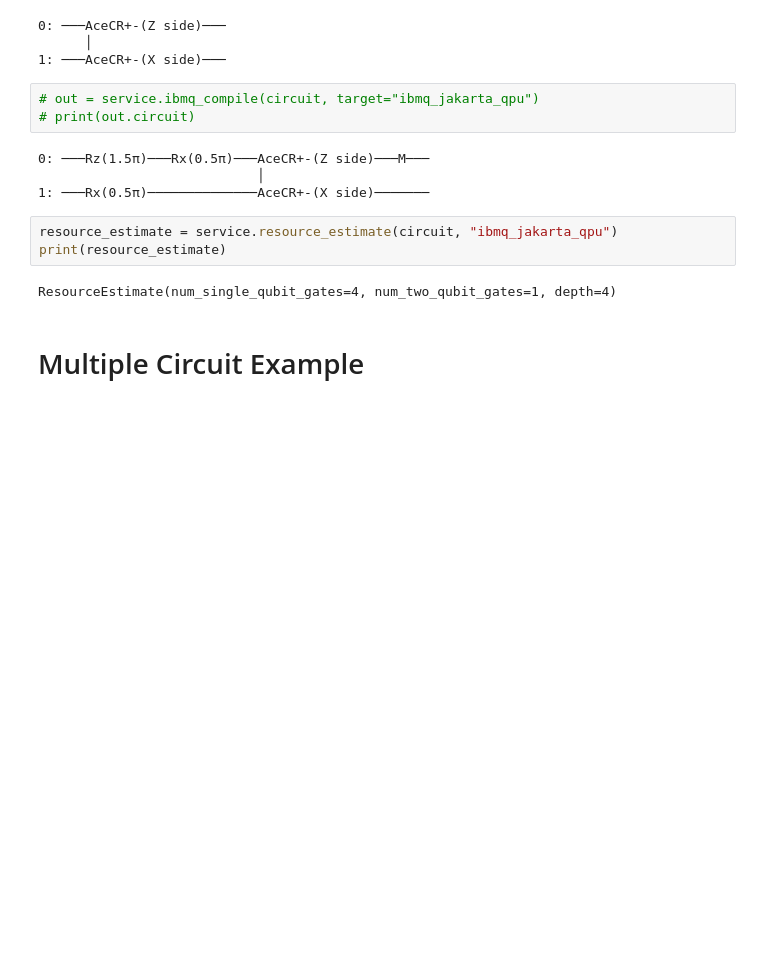
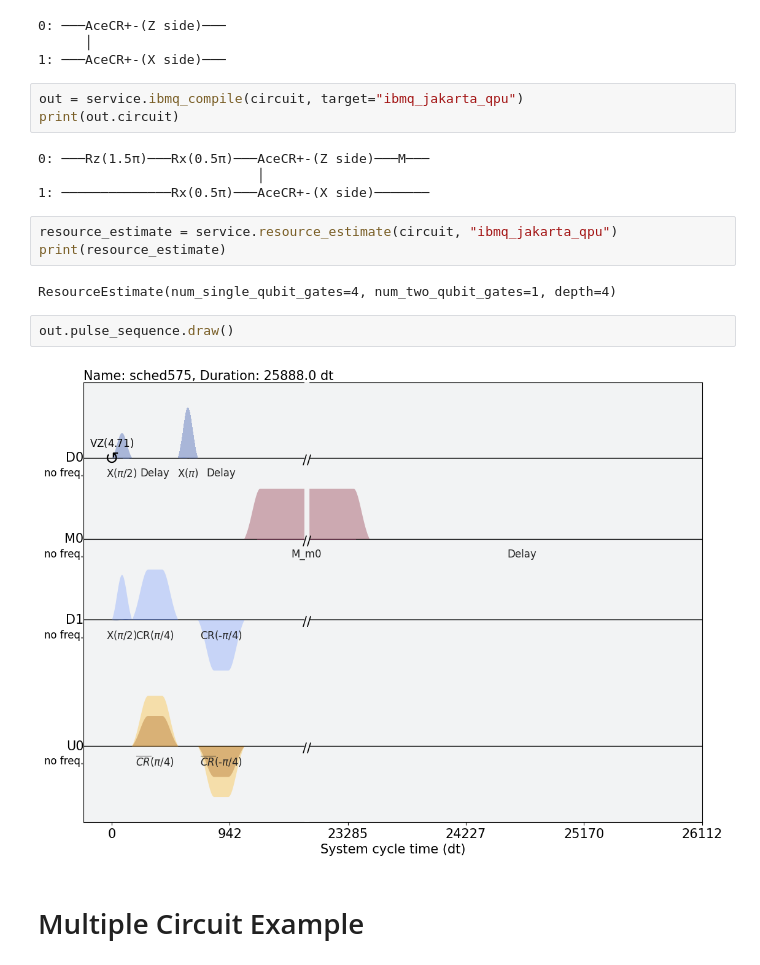
Before and after one commit to Infleqtion/client-superstaq, a Jupyter notebook: examples/resource_estimate.ipynb, the cells around one changed output. Cells and saved outputs as stored; diff of their text form; blank space fills up the shorter version.

```diff
--- a/examples/resource_estimate.ipynb
+++ b/examples/resource_estimate.ipynb
@@ -61,17 +74,21 @@ print(circuit2)
       │
 1: ───AceCR+-(X side)───
 # %%
-# out = service.ibmq_compile(circuit, target="ibmq_jakarta_qpu")
-# print(out.circuit)
+out = service.ibmq_compile(circuit, target="ibmq_jakarta_qpu")
+print(out.circuit)
 # %% [output]
 0: ───Rz(1.5π)───Rx(0.5π)───AceCR+-(Z side)───M───
                             │
-1: ───Rx(0.5π)──────────────AceCR+-(X side)───────
+1: ──────────────Rx(0.5π)───AceCR+-(X side)───────
 # %%
 resource_estimate = service.resource_estimate(circuit, "ibmq_jakarta_qpu")
 print(resource_estimate)
 # %% [output]
 ResourceEstimate(num_single_qubit_gates=4, num_two_qubit_gates=1, depth=4)
+# %%
+out.pulse_sequence.draw()
+# %% [output]
+[figure, added]
 # %% [markdown]
 # Multiple Circuit Example
 # %%
```
Also changed, not shown: parts of 1 cell of this notebook, 1 other file.
